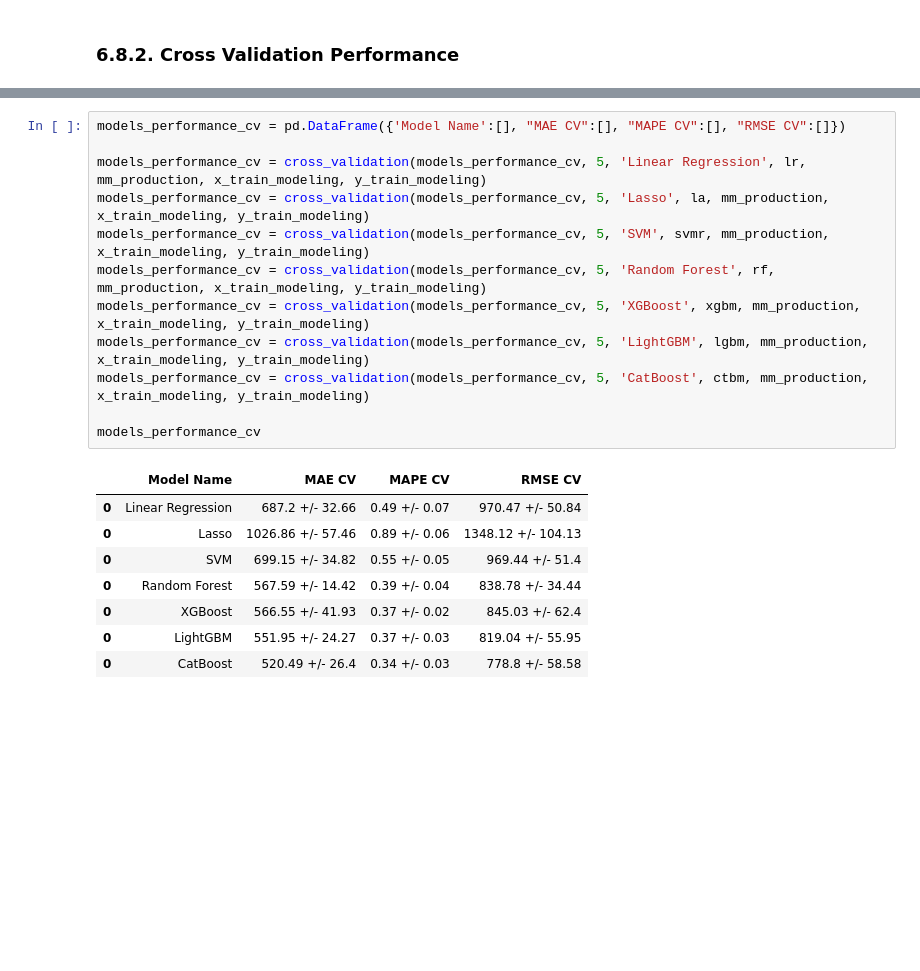
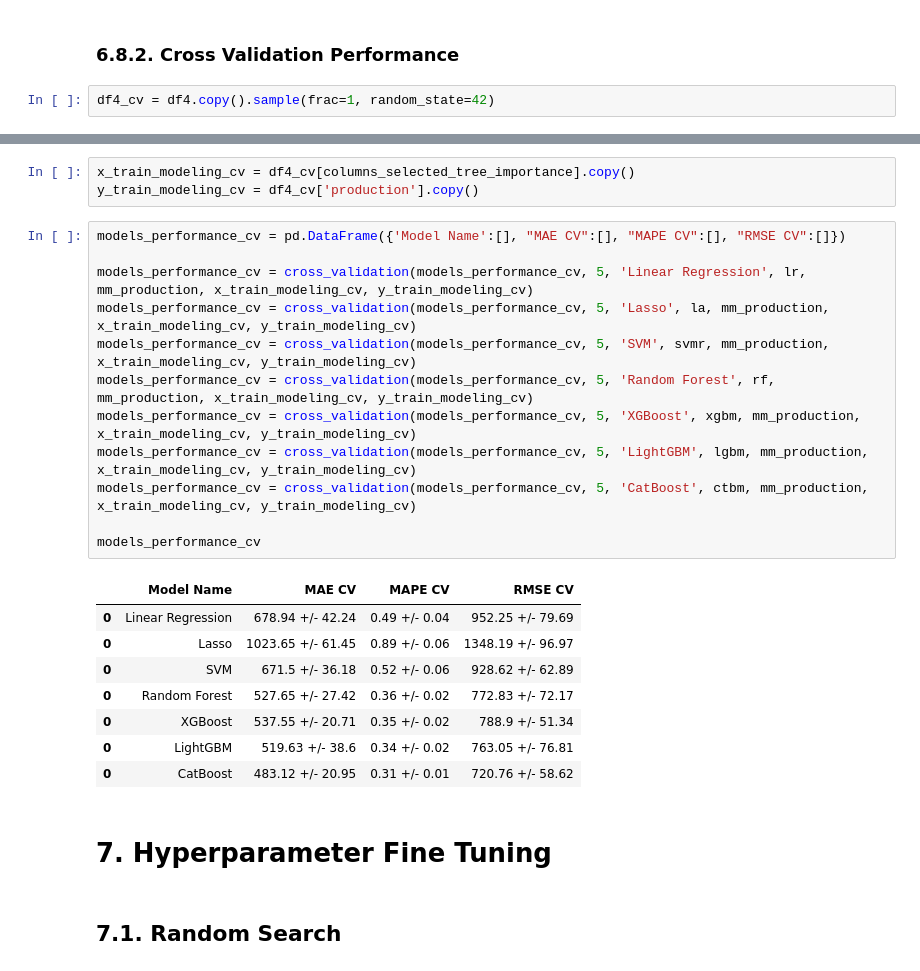
Before and after one commit to m4theus4ndr4de/regression-oil-production-prediction, a Jupyter notebook: notebook/production_prediction.ipynb, the cells around one changed output, grey strips where cells are left out. Drawn from its saved outputs; the diff is of its cells as text; blank space fills up the shorter version.

```diff
--- a/notebook/production_prediction.ipynb
+++ b/notebook/production_prediction.ipynb
@@ -1022,2 +1023,4 @@ modelling_result.sort_values('RMSE').reset_index(drop=True)
 # %% [markdown]
 ### 6.8.2. Cross Validation Performance
+# %%
+df4_cv = df4.copy().sample(frac=1, random_state=42)
@@ -1024,21 +1170,28 @@ modelling_result.sort_values('RMSE').reset_index(drop=True)
+# %%
+x_train_modeling_cv = df4_cv[columns_selected_tree_importance].copy()
+y_train_modeling_cv = df4_cv['production'].copy()
 # %%
 models_performance_cv = pd.DataFrame({'Model Name':[], "MAE CV":[], "MAPE CV":[], "RMSE CV":[]})
 
-models_performance_cv = cross_validation(models_performance_cv, 5, 'Linear Regression', lr, mm_production, x_train_modeling, y_train_modeling)
-models_performance_cv = cross_validation(models_performance_cv, 5, 'Lasso', la, mm_production, x_train_modeling, y_train_modeling)
-models_performance_cv = cross_validation(models_performance_cv, 5, 'SVM', svmr, mm_production, x_train_modeling, y_train_modeling)
-models_performance_cv = cross_validation(models_performance_cv, 5, 'Random Forest', rf, mm_production, x_train_modeling, y_train_modeling)
-models_performance_cv = cross_validation(models_performance_cv, 5, 'XGBoost', xgbm, mm_production, x_train_modeling, y_train_modeling)
-models_performance_cv = cross_validation(models_performance_cv, 5, 'LightGBM', lgbm, mm_production, x_train_modeling, y_train_modeling)
-models_performance_cv = cross_validation(models_performance_cv, 5, 'CatBoost', ctbm, mm_production, x_train_modeling, y_train_modeling)
+models_performance_cv = cross_validation(models_performance_cv, 5, 'Linear Regression', lr, mm_production, x_train_modeling_cv, y_train_modeling_cv)
+models_performance_cv = cross_validation(models_performance_cv, 5, 'Lasso', la, mm_production, x_train_modeling_cv, y_train_modeling_cv)
+models_performance_cv = cross_validation(models_performance_cv, 5, 'SVM', svmr, mm_production, x_train_modeling_cv, y_train_modeling_cv)
+models_performance_cv = cross_validation(models_performance_cv, 5, 'Random Forest', rf, mm_production, x_train_modeling_cv, y_train_modeling_cv)
+models_performance_cv = cross_validation(models_performance_cv, 5, 'XGBoost', xgbm, mm_production, x_train_modeling_cv, y_train_modeling_cv)
+models_performance_cv = cross_validation(models_performance_cv, 5, 'LightGBM', lgbm, mm_production, x_train_modeling_cv, y_train_modeling_cv)
+models_performance_cv = cross_validation(models_performance_cv, 5, 'CatBoost', ctbm, mm_production, x_train_modeling_cv, y_train_modeling_cv)
 
 models_performance_cv
 # %% [output]
 |  | Model Name | MAE CV | MAPE CV | RMSE CV |
-| 0 | Linear Regression | 687.2 +/- 32.66 | 0.49 +/- 0.07 | 970.47 +/- 50.84 |
-| 0 | Lasso | 1026.86 +/- 57.46 | 0.89 +/- 0.06 | 1348.12 +/- 104.13 |
-| 0 | SVM | 699.15 +/- 34.82 | 0.55 +/- 0.05 | 969.44 +/- 51.4 |
-| 0 | Random Forest | 567.59 +/- 14.42 | 0.39 +/- 0.04 | 838.78 +/- 34.44 |
-| 0 | XGBoost | 566.55 +/- 41.93 | 0.37 +/- 0.02 | 845.03 +/- 62.4 |
-| 0 | LightGBM | 551.95 +/- 24.27 | 0.37 +/- 0.03 | 819.04 +/- 55.95 |
-| 0 | CatBoost | 520.49 +/- 26.4 | 0.34 +/- 0.03 | 778.8 +/- 58.58 |
+| 0 | Linear Regression | 678.94 +/- 42.24 | 0.49 +/- 0.04 | 952.25 +/- 79.69 |
+| 0 | Lasso | 1023.65 +/- 61.45 | 0.89 +/- 0.06 | 1348.19 +/- 96.97 |
+| 0 | SVM | 671.5 +/- 36.18 | 0.52 +/- 0.06 | 928.62 +/- 62.89 |
+| 0 | Random Forest | 527.65 +/- 27.42 | 0.36 +/- 0.02 | 772.83 +/- 72.17 |
+| 0 | XGBoost | 537.55 +/- 20.71 | 0.35 +/- 0.02 | 788.9 +/- 51.34 |
+| 0 | LightGBM | 519.63 +/- 38.6 | 0.34 +/- 0.02 | 763.05 +/- 76.81 |
+| 0 | CatBoost | 483.12 +/- 20.95 | 0.31 +/- 0.01 | 720.76 +/- 58.62 |
+# %% [markdown]
+# 7. Hyperparameter Fine Tuning
+# %% [markdown]
+## 7.1. Random Search
```
Also changed, not shown: parts of 23 cells of this notebook, 34 other files.
